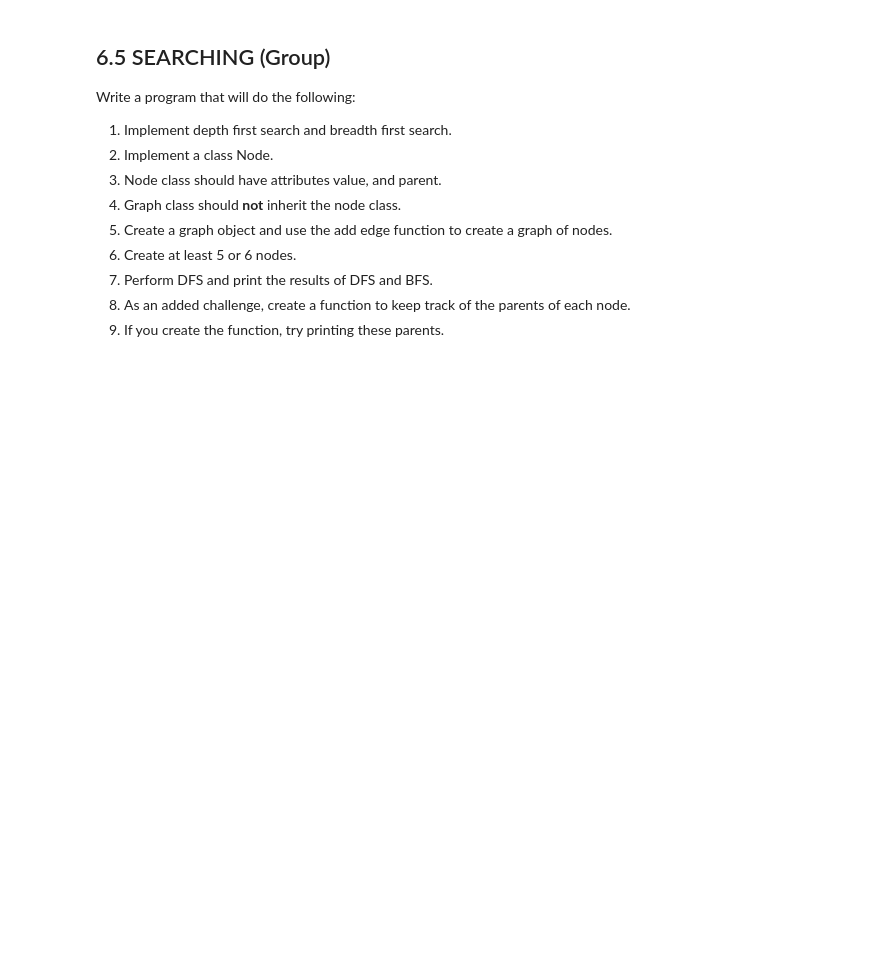
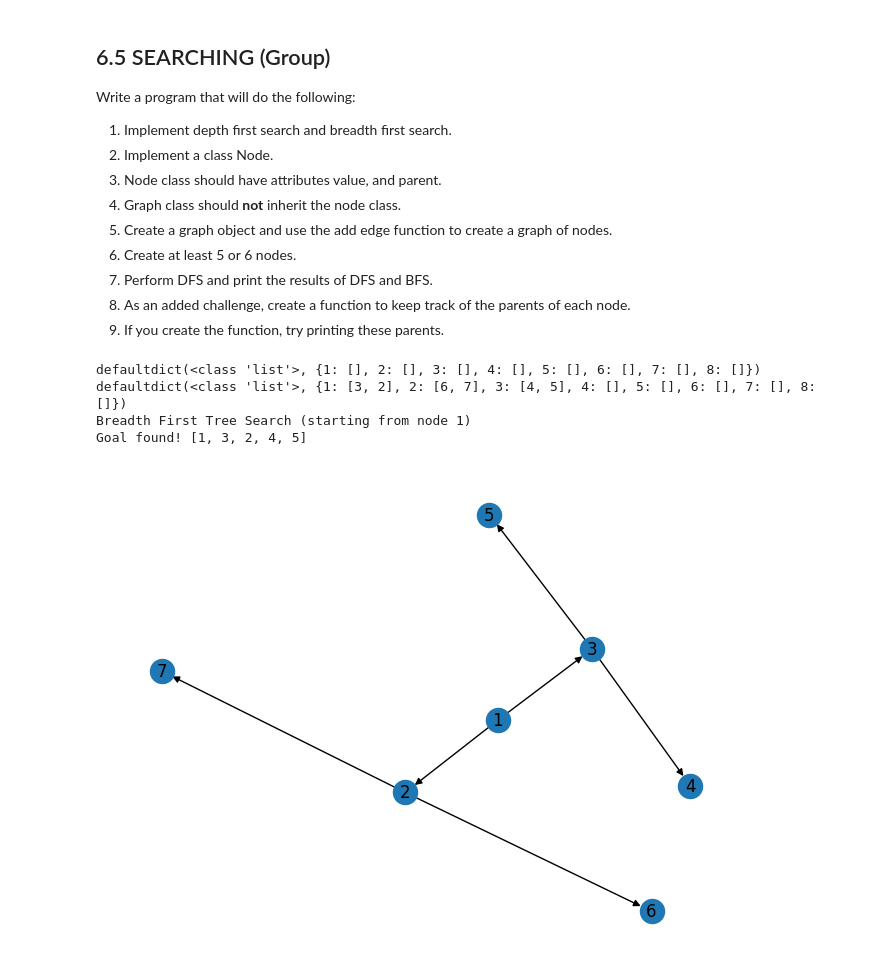
Before and after one commit to jeffgoeken/My_NCState_Homework, a Jupyter notebook: Week6-student.ipynb, the cells around one changed output. Saved outputs shown, nothing was run; the diff lists cells and outputs as text; code cells hidden in the pictures; blank space fills up the shorter version.

```diff
--- a/Week6-student.ipynb
+++ b/Week6-student.ipynb
@@ -428,16 +418,16 @@ import networkx as nx
 
 class Graph:
     def __init__(self):
-        self.graph = defaultdict(list)
+        self.node = defaultdict(list)
 
     def addEdge(self,u,v):
-        self.graph[u].append(v)
+        self.node[u].append(v)
 
     def plotGraph(self):
         plot = nx.DiGraph()
         elist = []
-        for i in self.graph:
-            for j in self.graph[i]:
+        for i in self.node:
+            for j in self.node[i]:
                 elist.append((i,j))
         plot.add_edges_from(elist)
         nx.draw(plot, with_labels = True)
@@ -456,7 +446,7 @@ class Graph:
         while BFS_queue:
             s = BFS_queue.pop(0)
 
-            for i in self.graph[s]:
+            for i in self.node[s]:
                 if i not in visited_queue:
                     BFS_queue.append(i)
                     visited_queue.append(i)
@@ -478,7 +468,7 @@ class Graph:
         while DFS_stack:
             s = DFS_stack.pop(-1)
 
-            for i in self.graph[s]:
+            for i in self.node[s]:
                 if i not in visited_list:
                     DFS_stack.append(i)
                     visited_list.append(i)
@@ -549,0 +617,34 @@ Write a program that will do the following:
+# %%
+n = Node()
+n.addNode(1)
+n.addNode(2)
+n.addNode(3)
+n.addNode(4)
+n.addNode(5)
+n.addNode(6)
+n.addNode(7)
+n.addNode(8)
+
+n.getNodes()
+
+n.addEdges(1,3)
+n.addEdges(1,2)
+n.addEdges(3,4)
+n.addEdges(3,5)
+n.addEdges(2,6)
+n.addEdges(2,7)
+
+n.getNodes()
+n.plotGraph()
+
+start_node = 1
+goal_node = 5
+
+print (f"Breadth First Tree Search (starting from node {start_node})")
+n.BFS(start_node, goal_node)
+# %% [output]
+defaultdict(<class 'list'>, {1: [], 2: [], 3: [], 4: [], 5: [], 6: [], 7: [], 8: []})
+defaultdict(<class 'list'>, {1: [3, 2], 2: [6, 7], 3: [4, 5], 4: [], 5: [], 6: [], 7: [], 8: []})
+Breadth First Tree Search (starting from node 1)
+Goal found! [1, 3, 2, 4, 5]
+[figure, added]
```
Also changed, not shown: parts of 5 cells of this notebook.
